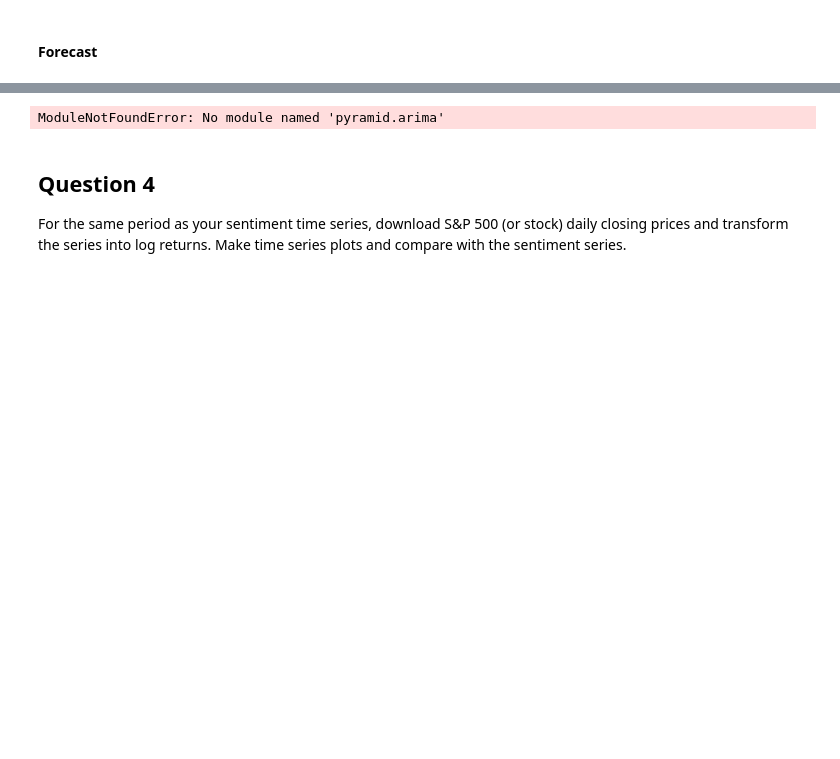
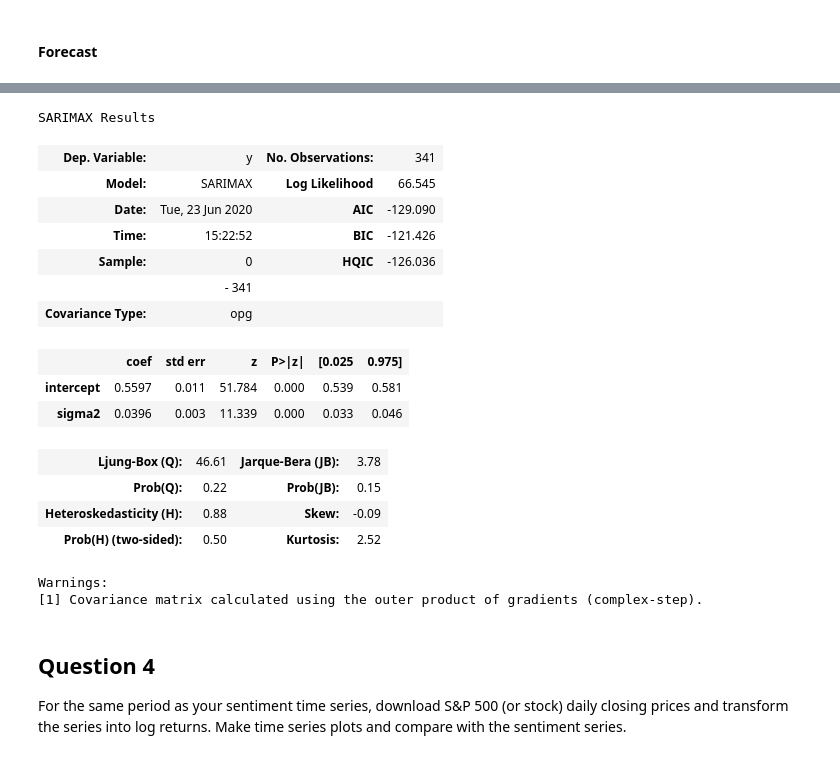
Before and after one commit to camillemd/econometrics, a Jupyter notebook: HMW4/hmw4-econ.ipynb, the cells around one changed output, grey strips where cells are left out. Drawn from its saved outputs; the diff is of its cells as text; code cells hidden in the pictures; blank space fills up the shorter version.

Commit message:
with auto_arima

```diff
--- a/HMW4/hmw4-econ.ipynb
+++ b/HMW4/hmw4-econ.ipynb
@@ -740,10 +738,30 @@ plt.show()
-# %%
-# auto arima
-from pyramid.arima import auto_arima
-model = auto_arima(tweets_day['score'], trace=True, error_action='ignore', suppress_warnings=True)
-#model.fit(tweets_day['score'])
-# %% [output]
-ModuleNotFoundError: No module named 'pyramid.arima'
+# %%
+# auto arima
+import pmdarima as pm
+import numpy as np
+import matplotlib.pyplot as plt
+
+# fit your model
+model = pm.auto_arima(tweets_day['score'], seasonal = False, m = 10)
+model.summary()
+# %% [output]
+SARIMAX Results
+| Dep. Variable: | y | No. Observations: | 341 |
+| Model: | SARIMAX | Log Likelihood | 66.545 |
+| Date: | Tue, 23 Jun 2020 | AIC | -129.090 |
+| Time: | 15:22:52 | BIC | -121.426 |
+| Sample: | 0 | HQIC | -126.036 |
+|  | - 341 |  |  |
+| Covariance Type: | opg |  |  |
+|  | coef | std err | z | P>|z| | [0.025 | 0.975] |
+| intercept | 0.5597 | 0.011 | 51.784 | 0.000 | 0.539 | 0.581 |
+| sigma2 | 0.0396 | 0.003 | 11.339 | 0.000 | 0.033 | 0.046 |
+| Ljung-Box (Q): | 46.61 | Jarque-Bera (JB): | 3.78 |
+| Prob(Q): | 0.22 | Prob(JB): | 0.15 |
+| Heteroskedasticity (H): | 0.88 | Skew: | -0.09 |
+| Prob(H) (two-sided): | 0.50 | Kurtosis: | 2.52 |
+Warnings:
+[1] Covariance matrix calculated using the outer product of gradients (complex-step).
 # %% [markdown]
 ## Question 4
 For the same period as your sentiment time series, download S&P 500 (or stock)
```
Also changed, not shown: parts of 23 cells of this notebook.
